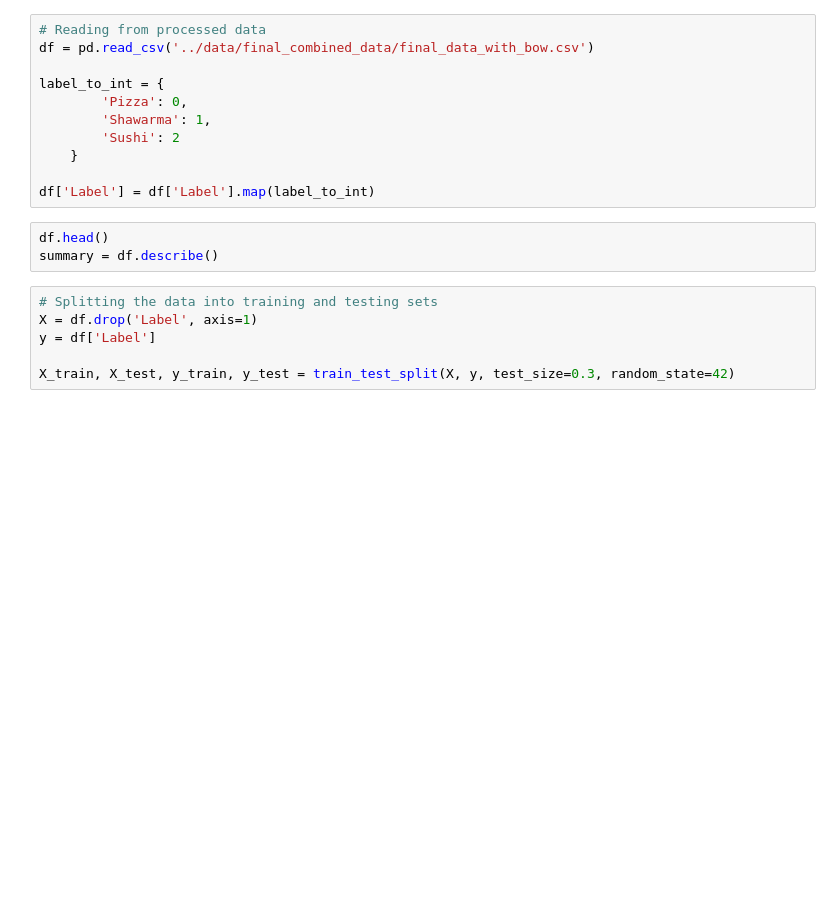
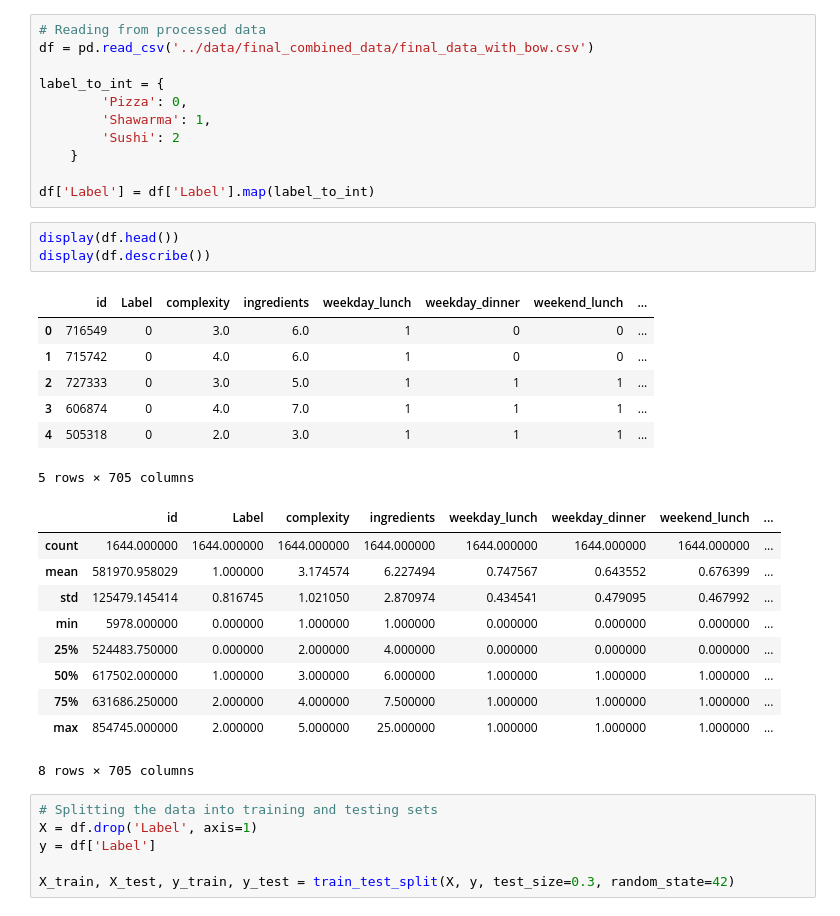
Before and after one commit to TianleiP/ML_Project_311, a Jupyter notebook: logistic_regression/logistic_regression.ipynb, the cells around one changed output. Cells and saved outputs as stored; diff of their text form; blank space fills up the shorter version.

```diff
--- a/logistic_regression/logistic_regression.ipynb
+++ b/logistic_regression/logistic_regression.ipynb
@@ -20,8 +20,26 @@ label_to_int = {
 
 df['Label'] = df['Label'].map(label_to_int)
 # %%
-df.head()
-summary = df.describe()
+display(df.head())
+display(df.describe())
+# %% [output]
+|  | id | Label | complexity | ingredients | weekday_lunch | weekday_dinner | weekend_lunch | ... |
+| 0 | 716549 | 0 | 3.0 | 6.0 | 1 | 0 | 0 | ... |
+| 1 | 715742 | 0 | 4.0 | 6.0 | 1 | 0 | 0 | ... |
+| 2 | 727333 | 0 | 3.0 | 5.0 | 1 | 1 | 1 | ... |
+| 3 | 606874 | 0 | 4.0 | 7.0 | 1 | 1 | 1 | ... |
+| 4 | 505318 | 0 | 2.0 | 3.0 | 1 | 1 | 1 | ... |
+5 rows × 705 columns
+|  | id | Label | complexity | ingredients | weekday_lunch | weekday_dinner | weekend_lunch | ... |
+| count | 1644.000000 | 1644.000000 | 1644.000000 | 1644.000000 | 1644.000000 | 1644.000000 | 1644.000000 | ... |
+| mean | 581970.958029 | 1.000000 | 3.174574 | 6.227494 | 0.747567 | 0.643552 | 0.676399 | ... |
+| std | 125479.145414 | 0.816745 | 1.021050 | 2.870974 | 0.434541 | 0.479095 | 0.467992 | ... |
+| min | 5978.000000 | 0.000000 | 1.000000 | 1.000000 | 0.000000 | 0.000000 | 0.000000 | ... |
+| 25% | 524483.750000 | 0.000000 | 2.000000 | 4.000000 | 0.000000 | 0.000000 | 0.000000 | ... |
+| 50% | 617502.000000 | 1.000000 | 3.000000 | 6.000000 | 1.000000 | 1.000000 | 1.000000 | ... |
+| 75% | 631686.250000 | 2.000000 | 4.000000 | 7.500000 | 1.000000 | 1.000000 | 1.000000 | ... |
+| max | 854745.000000 | 2.000000 | 5.000000 | 25.000000 | 1.000000 | 1.000000 | 1.000000 | ... |
+8 rows × 705 columns
 # %%
 # Splitting the data into training and testing sets
 X = df.drop('Label', axis=1)
```
Also changed, not shown: parts of 3 cells of this notebook, 3 other files.
